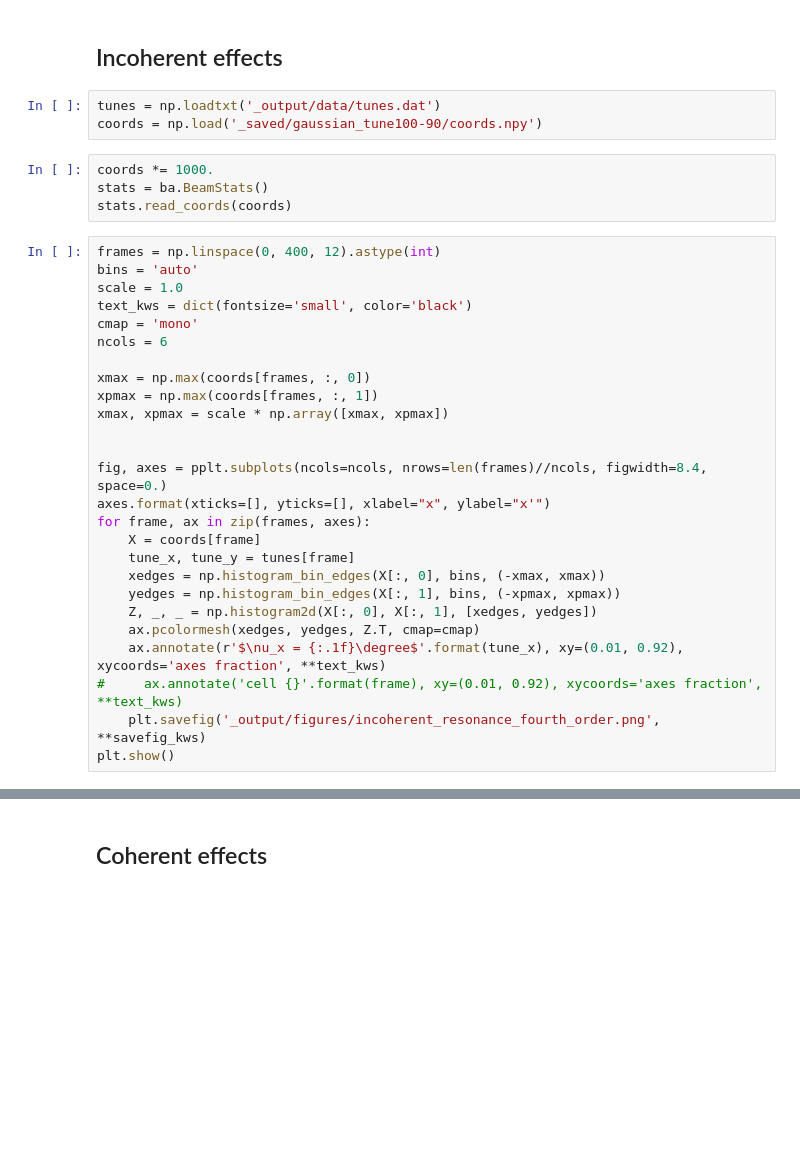
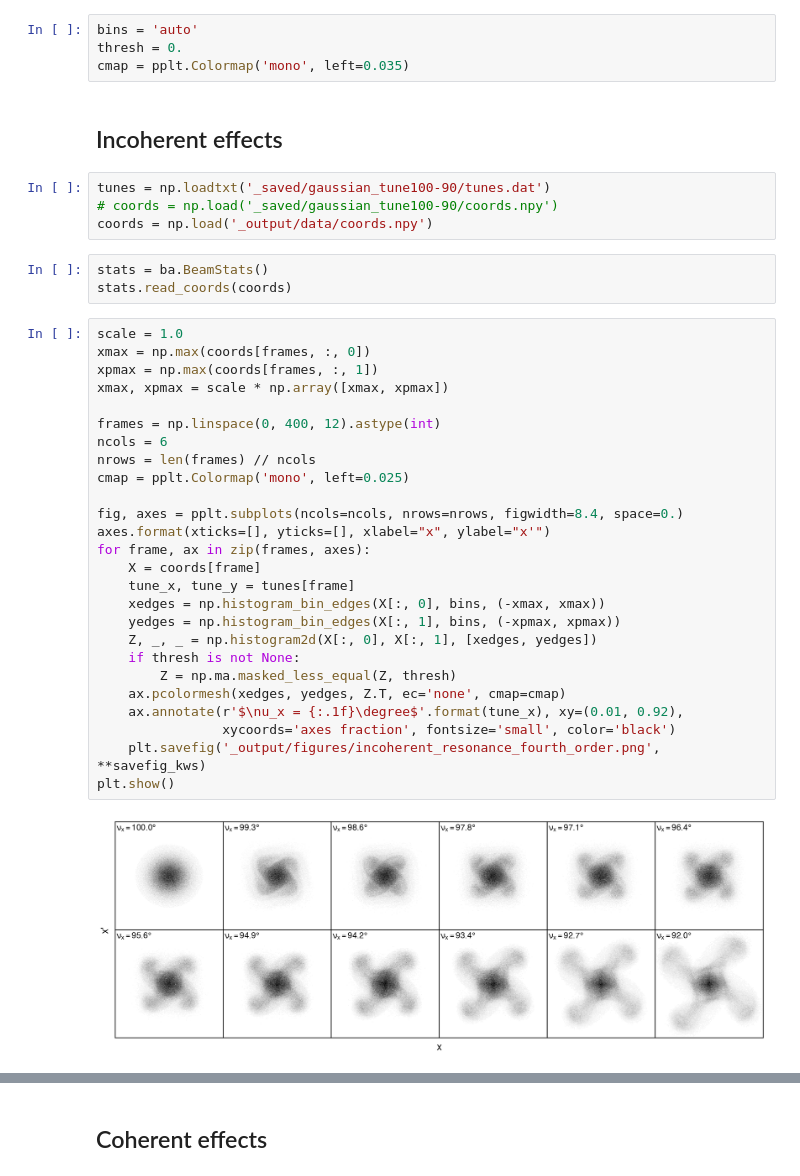
Before and after one commit to austin-hoover/accphys-tools, a Jupyter notebook: space_charge/instabilities/analysis2.ipynb, the cells around one changed output, grey strips where cells are left out. Cells and saved outputs as stored; diff of their text form; blank space fills up the shorter version.

Commit message:
Update space charge instability studies

```diff
--- a/space_charge/instabilities/analysis2.ipynb
+++ b/space_charge/instabilities/analysis2.ipynb
@@ -25,41 +25,47 @@ pplt.rc['savefig.dpi'] = 'figure'
 pplt.rc['cmap.sequential'] = 'viridis'
 pplt.rc['cmap.discrete'] = False
 savefig_kws = dict(dpi=300)
+# %%
+bins = 'auto'
+thresh = 0.
+cmap = pplt.Colormap('mono', left=0.035)
 # %% [markdown]
 ## Incoherent effects
 # %%
-tunes = np.loadtxt('_output/data/tunes.dat')
-coords = np.load('_saved/gaussian_tune100-90/coords.npy')
+tunes = np.loadtxt('_saved/gaussian_tune100-90/tunes.dat')
+# coords = np.load('_saved/gaussian_tune100-90/coords.npy')
+coords = np.load('_output/data/coords.npy')
 # %%
-coords *= 1000.
 stats = ba.BeamStats()
 stats.read_coords(coords)
 # %%
-frames = np.linspace(0, 400, 12).astype(int)
-bins = 'auto'
 scale = 1.0
-text_kws = dict(fontsize='small', color='black')
-cmap = 'mono'
-ncols = 6
-
 xmax = np.max(coords[frames, :, 0])
 xpmax = np.max(coords[frames, :, 1])
 xmax, xpmax = scale * np.array([xmax, xpmax])
 
+frames = np.linspace(0, 400, 12).astype(int)
+ncols = 6
+nrows = len(frames) // ncols
+cmap = pplt.Colormap('mono', left=0.025)
 
-fig, axes = pplt.subplots(ncols=ncols, nrows=len(frames)//ncols, figwidth=8.4, space=0.)
+fig, axes = pplt.subplots(ncols=ncols, nrows=nrows, figwidth=8.4, space=0.)
 axes.format(xticks=[], yticks=[], xlabel="x", ylabel="x'")
 for frame, ax in zip(frames, axes):
     X = coords[frame]
     tune_x, tune_y = tunes[frame]
     xedges = np.histogram_bin_edges(X[:, 0], bins, (-xmax, xmax))
     yedges = np.histogram_bin_edges(X[:, 1], bins, (-xpmax, xpmax))
     Z, _, _ = np.histogram2d(X[:, 0], X[:, 1], [xedges, yedges])
-    ax.pcolormesh(xedges, yedges, Z.T, cmap=cmap)
-    ax.annotate(r'$\nu_x = {:.1f}\degree$'.format(tune_x), xy=(0.01, 0.92), xycoords='axes fraction', **text_kws)
-#     ax.annotate('cell {}'.format(frame), xy=(0.01, 0.92), xycoords='axes fraction', **text_kws)
+    if thresh is not None:
+        Z = np.ma.masked_less_equal(Z, thresh)
+    ax.pcolormesh(xedges, yedges, Z.T, ec='none', cmap=cmap)
+    ax.annotate(r'$\nu_x = {:.1f}\degree$'.format(tune_x), xy=(0.01, 0.92),
+                xycoords='axes fraction', fontsize='small', color='black')
     plt.savefig('_output/figures/incoherent_resonance_fourth_order.png', **savefig_kws)
 plt.show()
+# %% [output]
+[figure, added]
 # %%
 fig, ax = pplt.subplots(figsize=None)
 emittances = stats.twiss2D.loc[:, 'eps_x'].values
```
Also changed, not shown: parts of 6 cells of this notebook, 1 other file.
